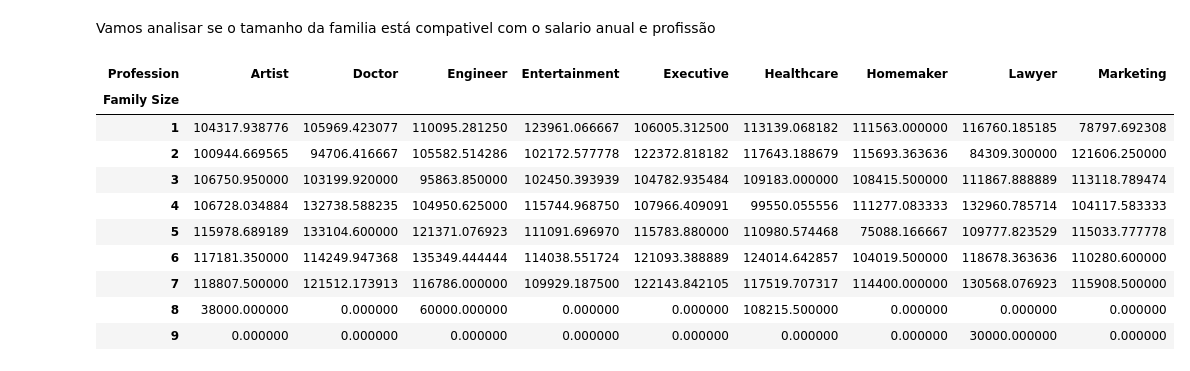
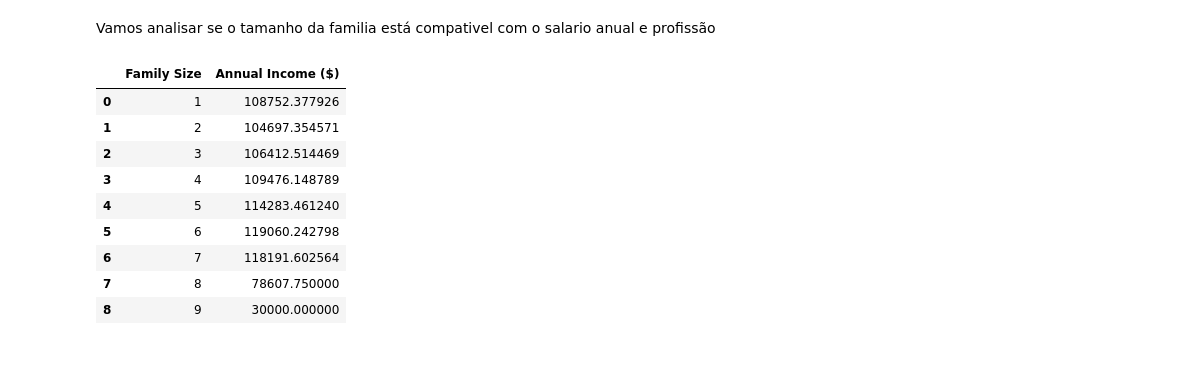
Before and after one commit to Jgabriel1800/Clientes-mercado, a Jupyter notebook: Clientes_mercado.ipynb, the cells around one changed output. Cells and saved outputs as stored; diff of their text form; code cells hidden in the pictures.

```diff
--- a/Clientes_mercado.ipynb
+++ b/Clientes_mercado.ipynb
@@ -581,27 +580,19 @@ Vamos analisar se o tamanho da familia está compativel com o salario anual e pr
 # %%
 import pandas as pd
 
 df_familia_salario = df.copy()
-df_familia_salario = df_familia_salario[['Annual Income ($)', 'Family Size', 'Profession']]
+df_familia_salario = df_familia_salario[['Annual Income ($)', 'Family Size']]
 
-df_familia_salario = pd.crosstab(
-    index=df_familia_salario['Family Size'],
-    columns=df_familia_salario['Profession'],
-    values=df_familia_salario['Annual Income ($)'],
-    aggfunc='mean'
-)
-
-df_familia_salario=df_familia_salario.fillna(0)
+df_familia_salario = df_familia_salario.groupby('Family Size', as_index=False).mean()
 df_familia_salario
 # %% [output]
-| Profession | Artist | Doctor | Engineer | Entertainment | Executive | Healthcare | Homemaker | Lawyer | Marketing |
-| Family Size |  |  |  |  |  |  |  |  |  |
-| 1 | 104317.938776 | 105969.423077 | 110095.281250 | 123961.066667 | 106005.312500 | 113139.068182 | 111563.000000 | 116760.185185 | 78797.692308 |
-| 2 | 100944.669565 | 94706.416667 | 105582.514286 | 102172.577778 | 122372.818182 | 117643.188679 | 115693.363636 | 84309.300000 | 121606.250000 |
-| 3 | 106750.950000 | 103199.920000 | 95863.850000 | 102450.393939 | 104782.935484 | 109183.000000 | 108415.500000 | 111867.888889 | 113118.789474 |
-| 4 | 106728.034884 | 132738.588235 | 104950.625000 | 115744.968750 | 107966.409091 | 99550.055556 | 111277.083333 | 132960.785714 | 104117.583333 |
-| 5 | 115978.689189 | 133104.600000 | 121371.076923 | 111091.696970 | 115783.880000 | 110980.574468 | 75088.166667 | 109777.823529 | 115033.777778 |
-| 6 | 117181.350000 | 114249.947368 | 135349.444444 | 114038.551724 | 121093.388889 | 124014.642857 | 104019.500000 | 118678.363636 | 110280.600000 |
-| 7 | 118807.500000 | 121512.173913 | 116786.000000 | 109929.187500 | 122143.842105 | 117519.707317 | 114400.000000 | 130568.076923 | 115908.500000 |
-| 8 | 38000.000000 | 0.000000 | 60000.000000 | 0.000000 | 0.000000 | 108215.500000 | 0.000000 | 0.000000 | 0.000000 |
-| 9 | 0.000000 | 0.000000 | 0.000000 | 0.000000 | 0.000000 | 0.000000 | 0.000000 | 30000.000000 | 0.000000 |
+|  | Family Size | Annual Income ($) |
+| 0 | 1 | 108752.377926 |
+| 1 | 2 | 104697.354571 |
+| 2 | 3 | 106412.514469 |
+| 3 | 4 | 109476.148789 |
+| 4 | 5 | 114283.461240 |
+| 5 | 6 | 119060.242798 |
+| 6 | 7 | 118191.602564 |
+| 7 | 8 | 78607.750000 |
+| 8 | 9 | 30000.000000 |
```
Also changed, not shown: parts of 6 cells of this notebook.
